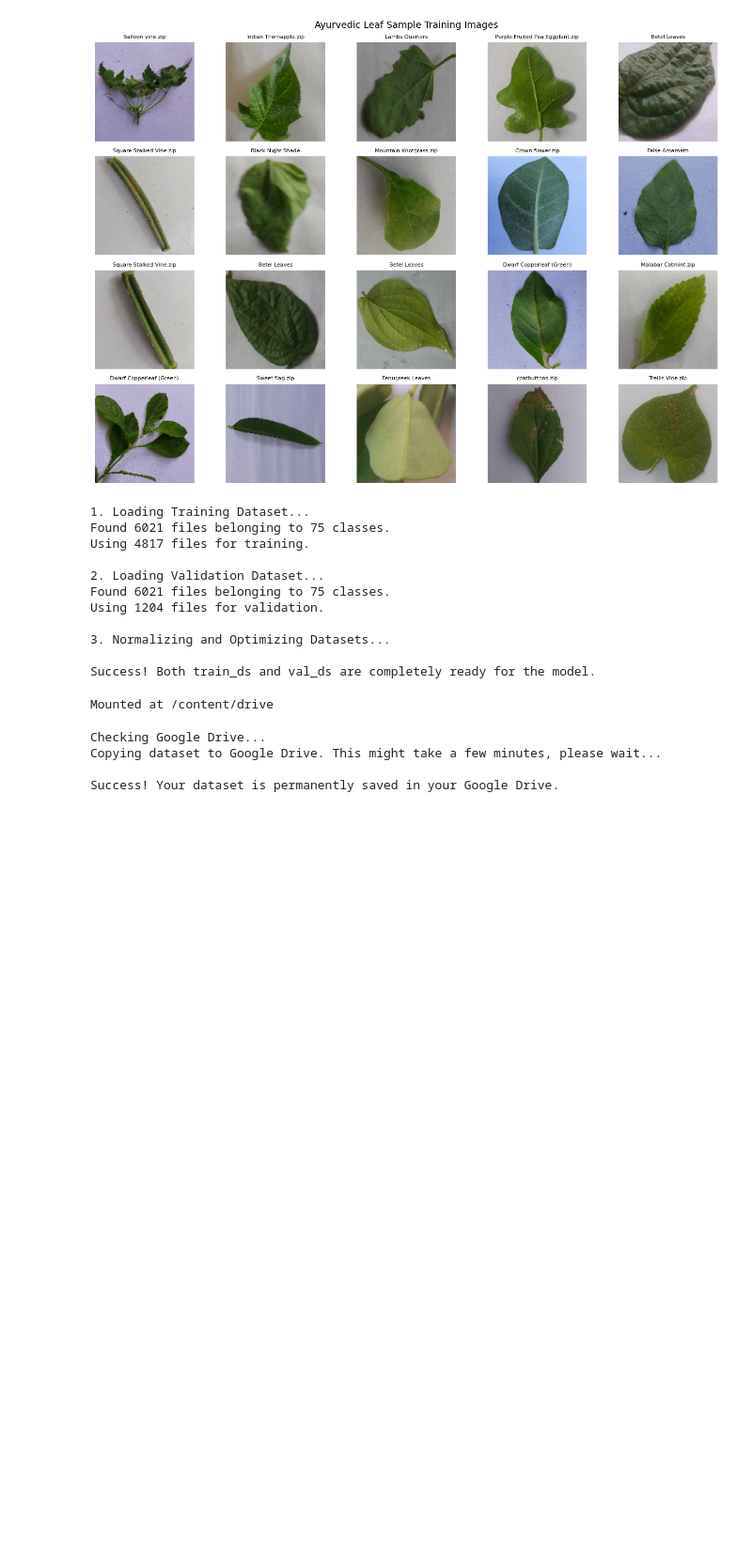
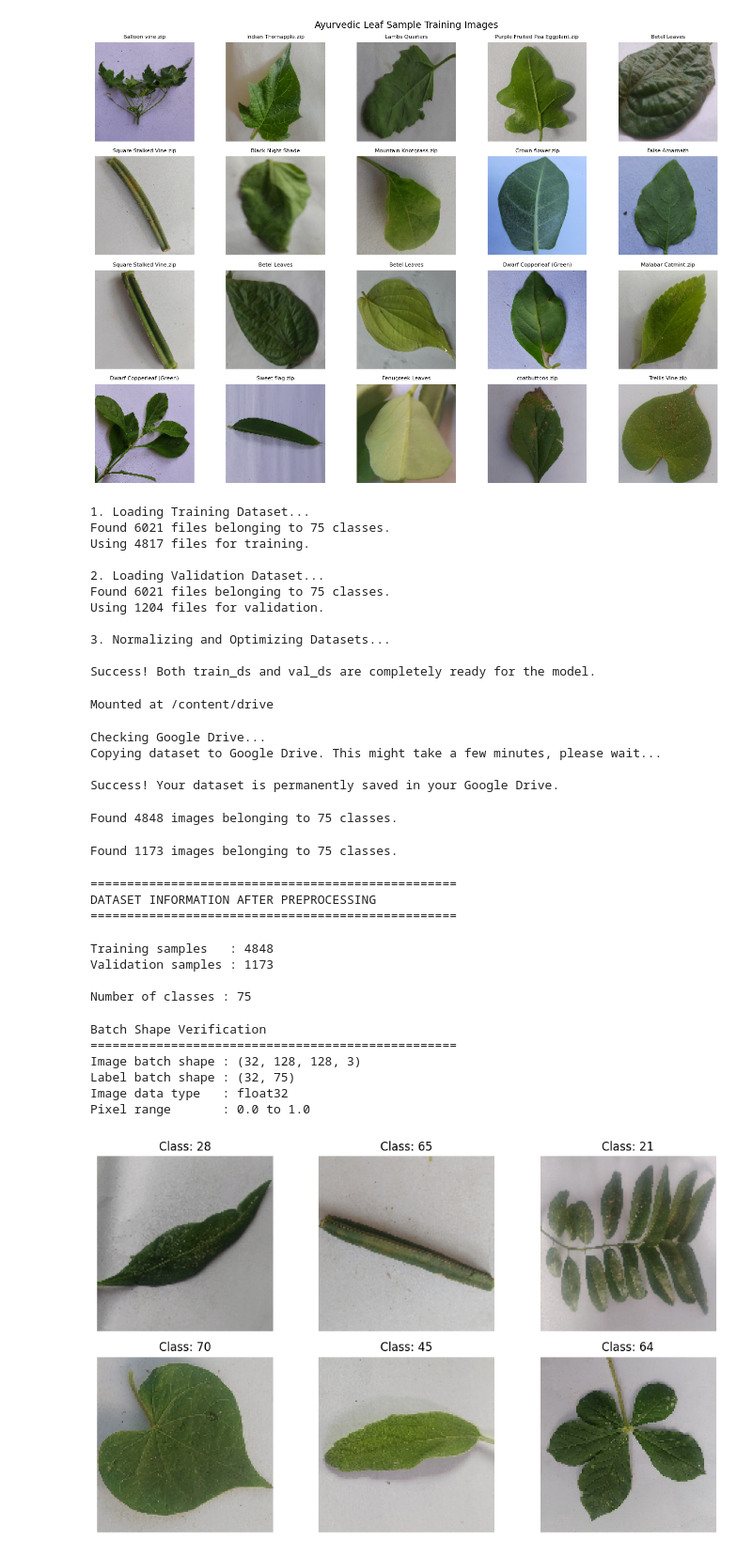
Before and after one commit to ChanikaKavindi/Identifying-Ayurvedic-Leaves-Classifier-, a Jupyter notebook: Implementation_01.ipynb, the cells around one changed output. Shown at 94% size. Cells and saved outputs as stored; diff of their text form; code cells hidden in the pictures; blank space fills up the shorter version.

Commit message:
Image preprocessing

```diff
--- a/Implementation_01.ipynb
+++ b/Implementation_01.ipynb
@@ -294,0 +299,78 @@ Success! Your dataset is permanently saved in your Google Drive.
+# %%
+DATASET_DIR = '/content/drive/MyDrive/Clean_Ayurvedic_Dataset'
+IMG_SIZE = 128
+BATCH_SIZE = 32
+# %%
+datagen = ImageDataGenerator(
+    rescale=1./255,
+    validation_split=0.2
+)
+# %%
+train_generator = datagen.flow_from_directory(
+    DATASET_DIR,
+    target_size=(IMG_SIZE, IMG_SIZE),
+    batch_size=BATCH_SIZE,
+    class_mode='categorical',
+    subset='training',
+    shuffle=True
+)
+# %% [output]
+Found 4848 images belonging to 75 classes.
+# %%
+validation_generator = datagen.flow_from_directory(
+    DATASET_DIR,
+    target_size=(IMG_SIZE, IMG_SIZE),
+    batch_size=BATCH_SIZE,
+    class_mode='categorical',
+    subset='validation',
+    shuffle=False
+)
+# %% [output]
+Found 1173 images belonging to 75 classes.
+# %%
+print("\n" + "="*50)
+print("DATASET INFORMATION AFTER PREPROCESSING")
+print("="*50)
+# %% [output]
+==================================================
+DATASET INFORMATION AFTER PREPROCESSING
+==================================================
+# %%
+print("Training samples   :", train_generator.samples)
+print("Validation samples :", validation_generator.samples)
+
+print("\nNumber of classes :", train_generator.num_classes)
+# %% [output]
+Training samples   : 4848
+Validation samples : 1173
+
+Number of classes : 75
+# %%
+images, labels = next(train_generator)
+
+print("\nBatch Shape Verification")
+print("="*50)
+print("Image batch shape :", images.shape)
+print("Label batch shape :", labels.shape)
+print("Image data type   :", images.dtype)
+print("Pixel range       :", images.min(), "to", images.max())
+# %% [output]
+Batch Shape Verification
+==================================================
+Image batch shape : (32, 128, 128, 3)
+Label batch shape : (32, 75)
+Image data type   : float32
+Pixel range       : 0.0 to 1.0
+# %%
+plt.figure(figsize=(10,6))
+
+for i in range(6):
+    plt.subplot(2,3,i+1)
+    plt.imshow(images[i])
+    plt.title(f"Class: {np.argmax(labels[i])}")
+    plt.axis("off")
+
+plt.tight_layout()
+plt.show()
+# %% [output]
+[figure, added]
```
Also changed, not shown: parts of 1 cell of this notebook.
